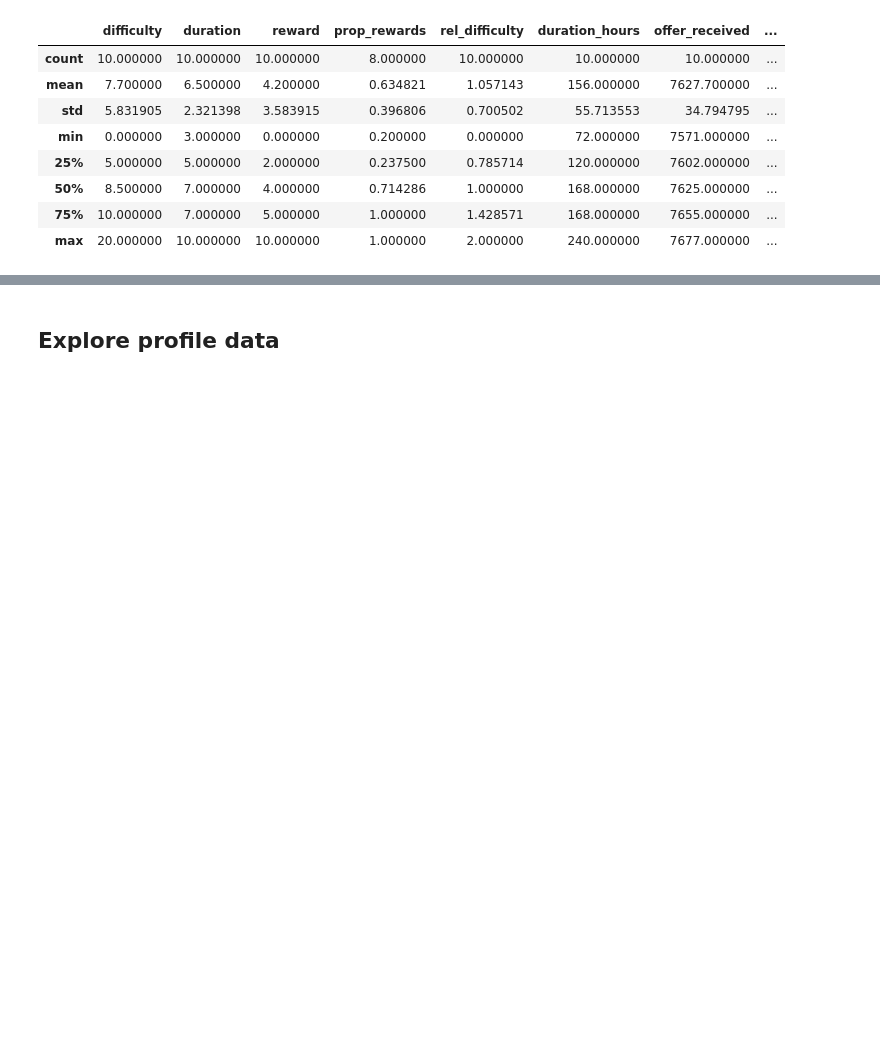
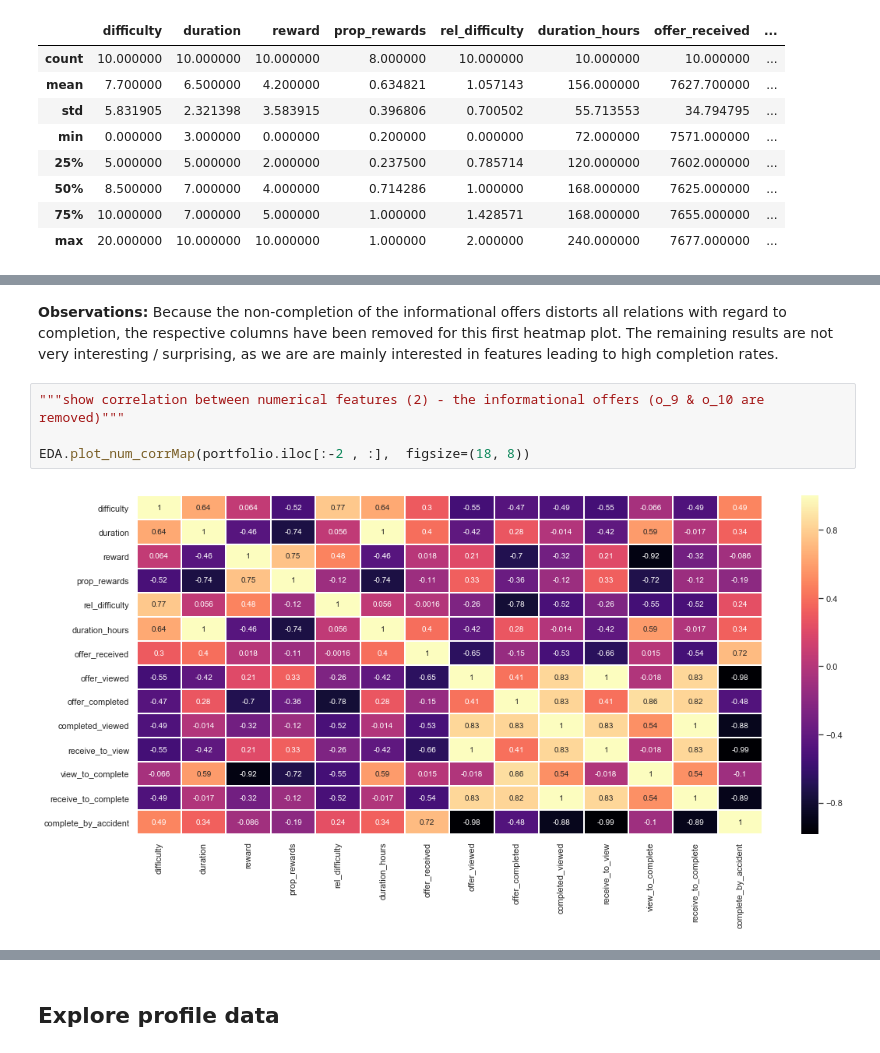
Before and after one commit to rbuerki/segmentation-challenge-starbucks, a Jupyter notebook: 2-eda.ipynb, the cells around one changed output, grey strips where cells are left out. Cells and saved outputs as stored; diff of their text form; blank space fills up the shorter version.

```diff
--- a/2-eda.ipynb
+++ b/2-eda.ipynb
@@ -109,0 +118,8 @@ EDA.plot_num_corrMap(portfolio,  figsize=(16, 8))
+# %% [markdown]
+**Observations:** Because the non-completion of the informational offers distorts all relations with regard to completion, the respective columns have been removed for this first heatmap plot. The remaining results are not very interesting / surprising, as we are are mainly interested in features leading to high completion rates.
+# %%
+"""show correlation between numerical features (2) - the informational offers (o_9 & o_10 are removed)"""
+
+EDA.plot_num_corrMap(portfolio.iloc[:-2 , :],  figsize=(18, 8))
+# %% [output]
+[figure, added]
```
Also changed, not shown: parts of 10 cells of this notebook.
